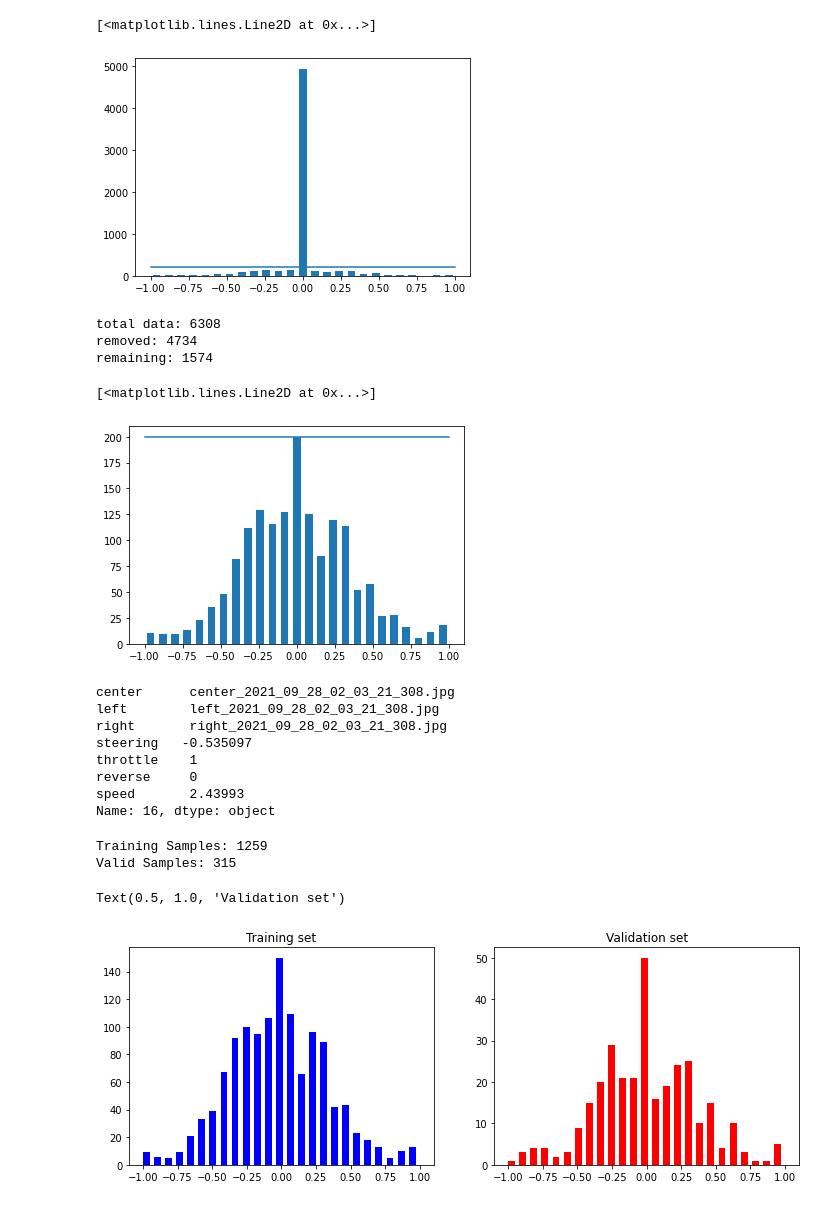
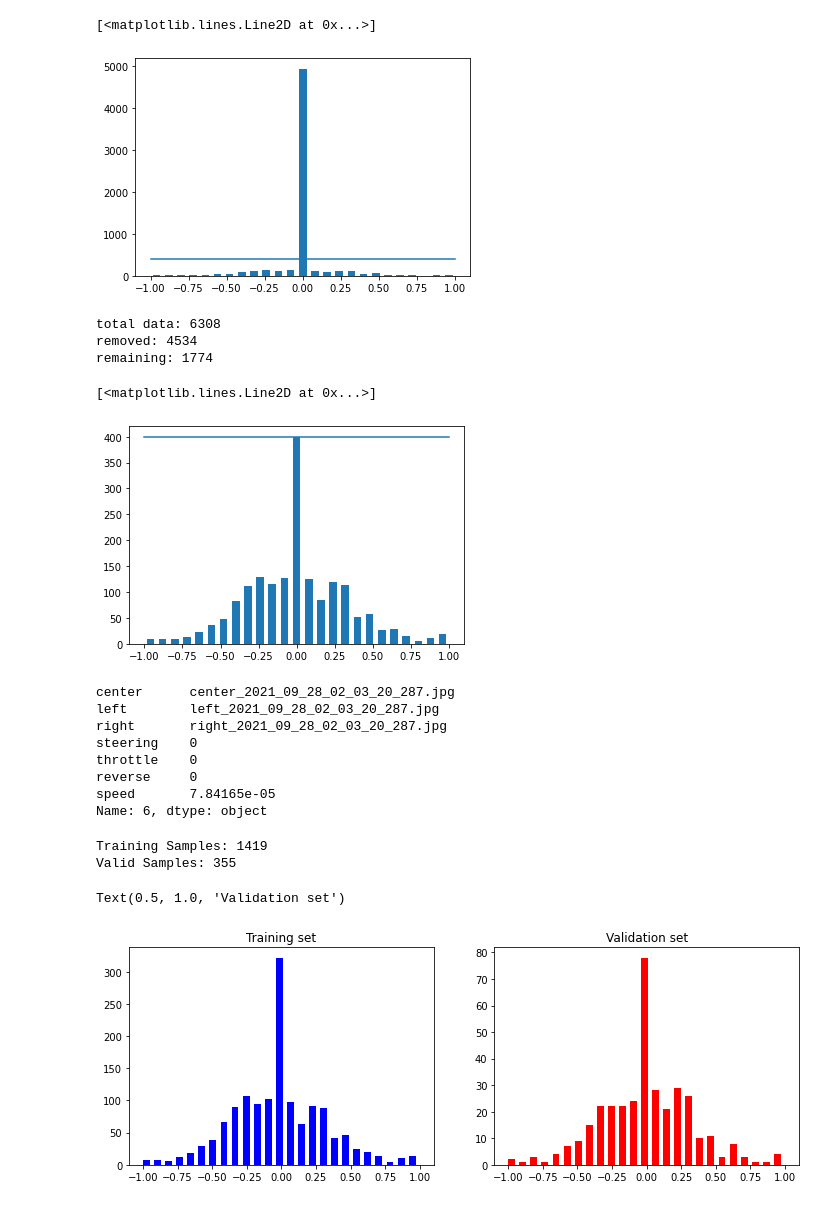
Before and after one commit to HakanAkkurt/AI-for-Self-Driving-Cars, a Jupyter notebook: BehaviouralCloning.ipynb, the cells around one changed output. Drawn from its saved outputs; the diff is of its cells as text; code cells hidden in the pictures.

```diff
--- a/BehaviouralCloning.ipynb
+++ b/BehaviouralCloning.ipynb
@@ -54,14 +48,14 @@ data.head()
 | 4 | center_2021_09_28_02_03_20_086.jpg | left_2021_09_28_02_03_20_086.jpg | right_2021_09_28_02_03_20_086.jpg | 0.0 | 0.0 | 0 | 0.000078 |
 # %%
 num_bins = 25
-samples_per_bin = 200
+samples_per_bin = 400
 hist, bins = np.histogram(data['steering'], num_bins)
 center = (bins[:-1] + bins[1:]) * 0.5
 plt.bar(center, hist, width = 0.05)
 plt.plot((np.min(data['steering']), np.max(data['steering'])), (samples_per_bin, samples_per_bin))
 # %% [output]
 [<matplotlib.lines.Line2D at 0x...>]
-[figure, old version]
+[figure, new version]
 # %%
 print('total data:', len(data))
 remove_list = []
@@ -83,10 +77,10 @@ plt.bar(center, hist, width=0.05)
 plt.plot((np.min(data['steering']), np.max(data['steering'])), (samples_per_bin, samples_per_bin))
 # %% [output]
 total data: 6308
-removed: 4734
-remaining: 1574
+removed: 4534
+remaining: 1774
 [<matplotlib.lines.Line2D at 0x...>]
-[figure, old version]
+[figure, new version]
 # %%
 print(data.iloc[1])
 def load_img_steering(data_directory, df):
@@ -103,20 +97,20 @@ def load_img_steering(data_directory, df):
 
 image_paths, steerings = load_img_steering(data_directory + '/IMG', data)
 # %% [output]
-center      center_2021_09_28_02_03_21_308.jpg
-left        left_2021_09_28_02_03_21_308.jpg
-right       right_2021_09_28_02_03_21_308.jpg
-steering   -0.535097
-throttle    1
+center      center_2021_09_28_02_03_20_287.jpg
+left        left_2021_09_28_02_03_20_287.jpg
+right       right_2021_09_28_02_03_20_287.jpg
+steering    0
+throttle    0
 reverse     0
-speed       2.43993
-Name: 16, dtype: object
+speed       7.84165e-05
+Name: 6, dtype: object
 # %%
 X_train, X_valid, y_train, y_valid = train_test_split(image_paths, steerings, test_size=0.2, random_state=6)
 print('Training Samples: {}\nValid Samples: {}'.format(len(X_train), len(X_valid)))
 # %% [output]
-Training Samples: 1259
-Valid Samples: 315
+Training Samples: 1419
+Valid Samples: 355
 # %%
 fig, axes = plt.subplots(1, 2, figsize=(12, 4))
 axes[0].hist(y_train, bins=num_bins, width=0.05, color='blue')
@@ -125,4 +119,4 @@ axes[1].hist(y_valid, bins=num_bins, width=0.05, color='red')
 axes[1].set_title('Validation set')
 # %% [output]
 Text(0.5, 1.0, 'Validation set')
-[figure, old version]
+[figure, new version]
```
Also changed, not shown: parts of 22 cells of this notebook, 2 other files.
